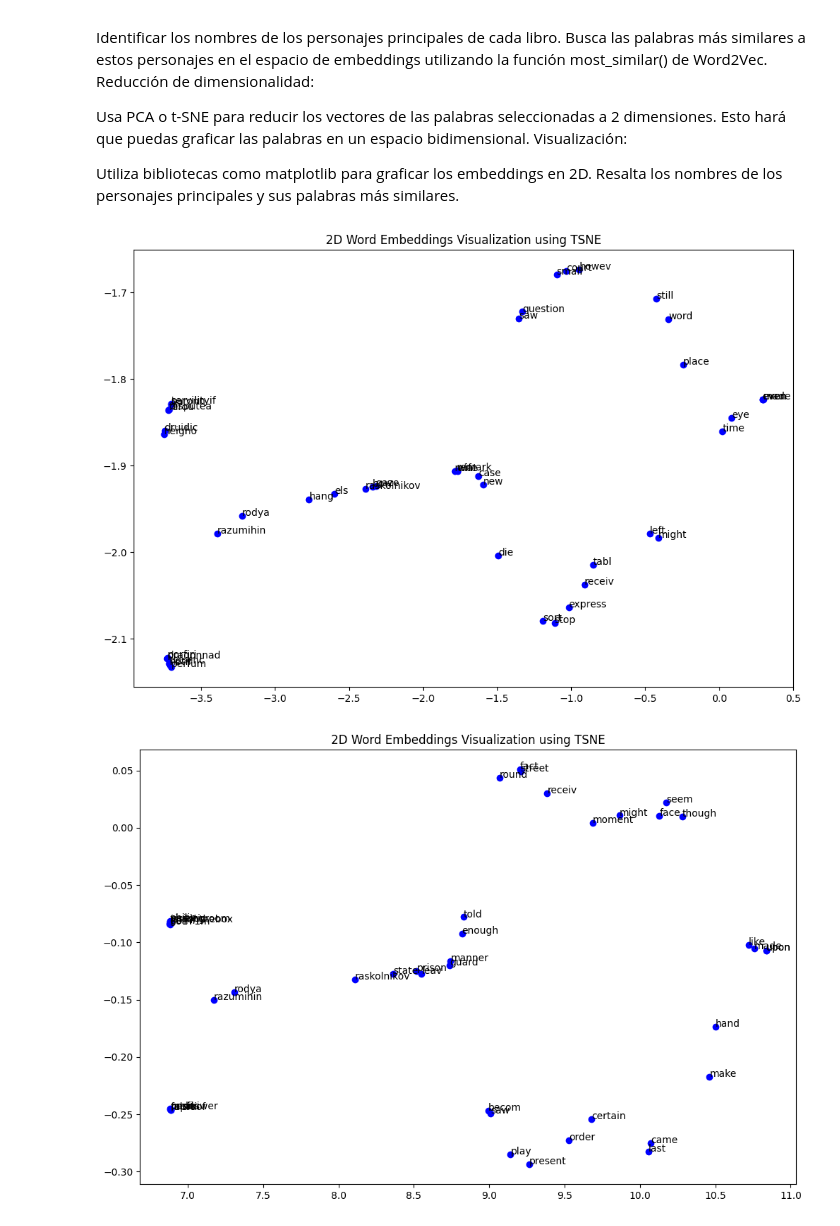
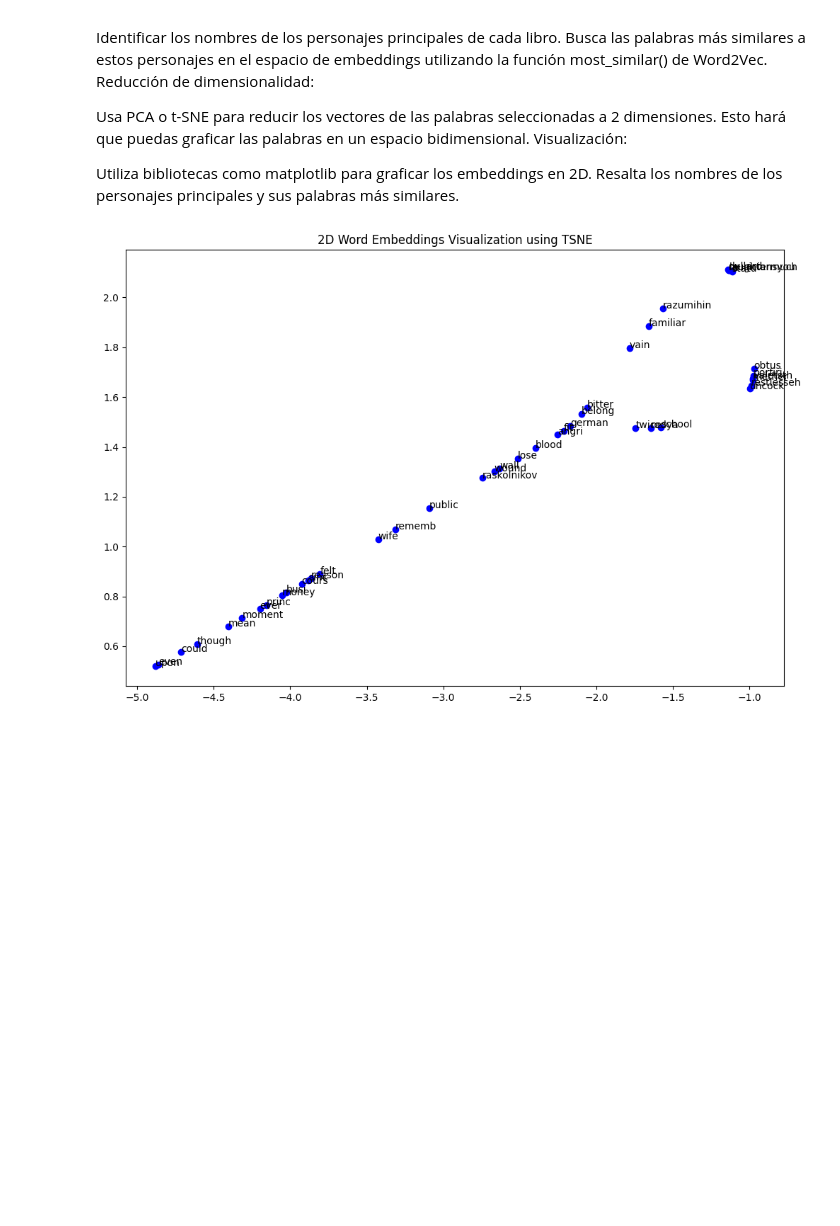
Before and after one commit to Tomas1307/NLP, a Jupyter notebook: HW04/embeddings_creation.ipynb, the cells around one changed output. Drawn from its saved outputs; the diff is of its cells as text; code cells hidden in the pictures; blank space fills up the shorter version.

```diff
--- a/HW04/embeddings_creation.ipynb
+++ b/HW04/embeddings_creation.ipynb
@@ -212,9 +212,9 @@ def plot_embeddings_2d(model, target_words, method='pca', n_similar=10):
 # Ahora ejecutar
 # %%
 # Cargar uno de tus modelos guardados
-model_1000d = Word2Vec.load('data/answers/Books_100_6.model')
-model_5000d = Word2Vec.load('data/answers/Books_200_6.model')
-model_10000d = Word2Vec.load('data/answers/Books_300_6.model')
+#model_1000d = Word2Vec.load('data/answers/Books_100_6.model')
+#model_5000d = Word2Vec.load('data/answers/Books_200_6.model')
+model_10000d = Word2Vec.load('data/answers/Books_50_6.model')
 
 # Ejemplo de personajes para Crime and Punishment
 main_characters = ['raskolnikov', 'rodya', 'porfiry', 'Razumihin']
@@ -222,9 +222,8 @@ main_characters = processor_.preprocessing_pipeline(main_characters)
 # %%
 
 # Visualizar embeddings usando t-SNE
-plot_embeddings_2d(model_1000d, target_words=main_characters, method='tsne')
-plot_embeddings_2d(model_5000d, target_words=main_characters, method='tsne')
+#plot_embeddings_2d(model_1000d, target_words=main_characters, method='tsne')
+#plot_embeddings_2d(model_5000d, target_words=main_characters, method='tsne')
 plot_embeddings_2d(model_10000d, target_words=main_characters, method='tsne')
 # %% [output]
-[figure, old version]
+[figure, new version]
-[figure, removed]
```
Also changed, not shown: parts of 3 cells of this notebook, 2 other files.
